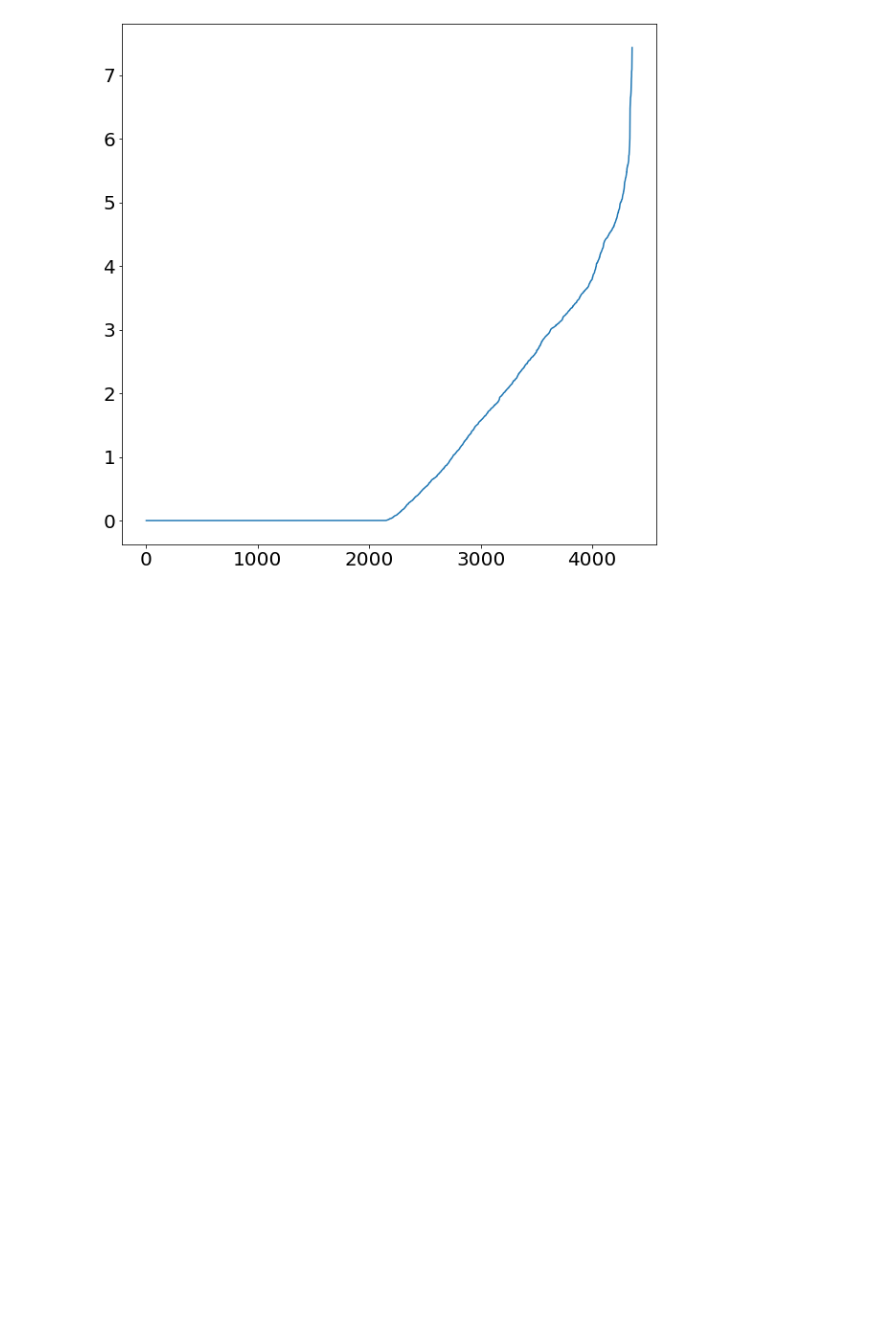
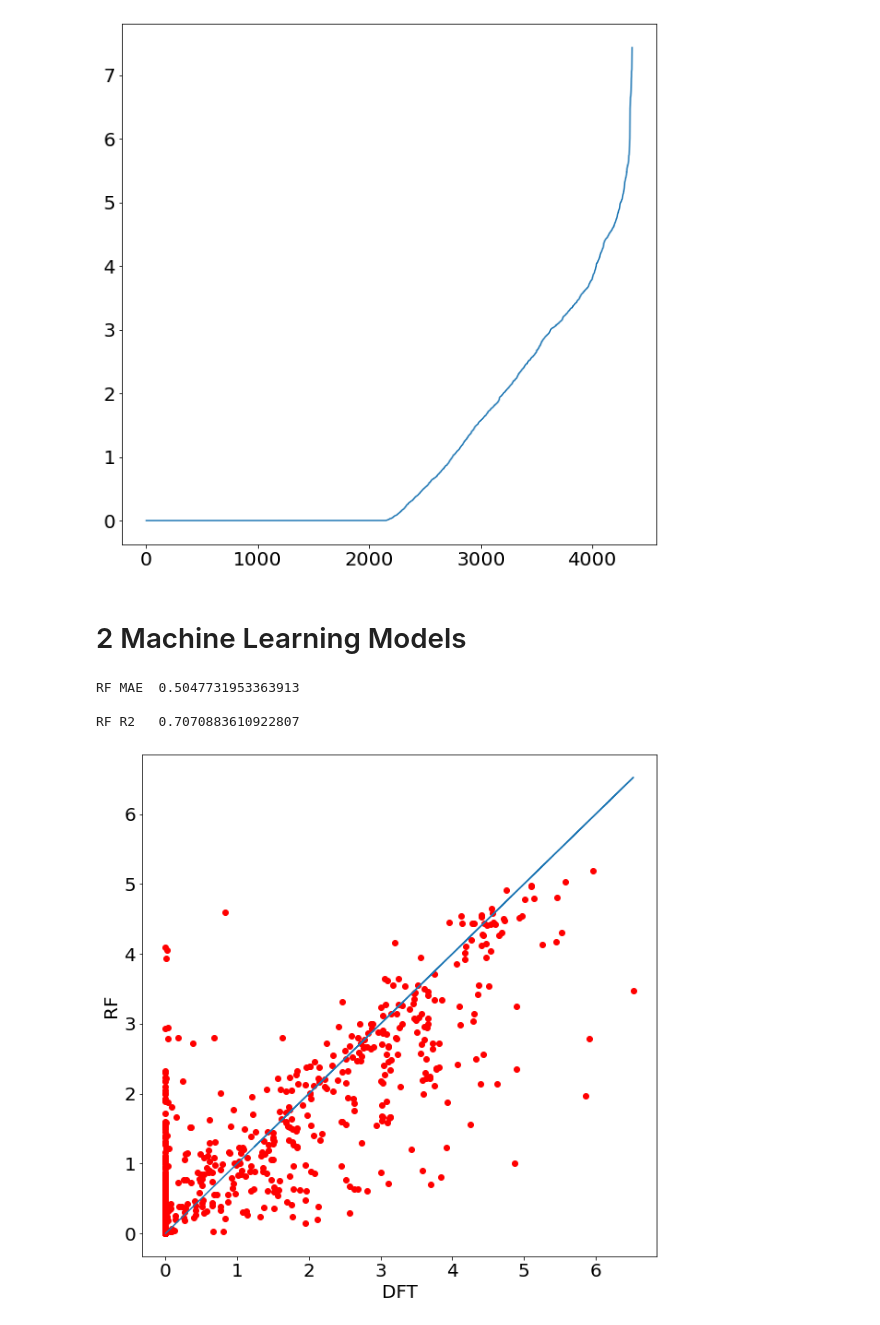
Before and after one commit to WENDYWEN20/InorganicChemistry, a Jupyter notebook: Cheminformatic.ipynb, the cells around one changed output. Cells and saved outputs as stored; diff of their text form; code cells hidden in the pictures; blank space fills up the shorter version.

```diff
--- a/Cheminformatic.ipynb
+++ b/Cheminformatic.ipynb
@@ -403,3 +403,13 @@ plt.plot(band_gaps_sorted)
 plt.savefig('ScatterPlot',bbox_inches='tight')
 # %% [output]
 [figure]
+# %%
+from sklearn.model_selection import train_test_split
+X_train,X_test,y_train,y_test=train_test_split(dataset_df,band_gaps,test_size=.2,random_state=1)
+
+from sklearn.preprocessing import StandardScaler
+scaler=StandardScaler().fit(X_train)
+X_train_scaled=scaler.transform(X_train)
+X_test_scaled=scaler.transform(X_test)
+# %% [markdown]
+# 2 Machine Learning Models
@@ -405,0 +420,22 @@ plt.savefig('ScatterPlot',bbox_inches='tight')
+# %%
+regr=RandomForestRegressor(n_estimators=400,max_depth=400,random_state=0)
+regr.fit(X_train_scaled,y_train)
+y_predicted=regr.predict(X_test_scaled)
+
+print('RF MAE\t' +str(mean_absolute_error(y_test,y_predicted))+'\n')
+print('RF R2\t' +str(r2_score(y_test,y_predicted))+'\n')
+# %% [output]
+RF MAE  0.5047731953363913
+
+RF R2   0.7070883610922807
+# %%
+xPlot=y_test
+yPlot=y_predicted
+plt.figure(figsize=(10,10))
+plt.plot(xPlot,yPlot,'ro')
+plt.plot(xPlot,xPlot)
+plt.ylabel('RF')
+plt.xlabel('DFT')
+plt.savefig('RF_Correlation_Test', bbox_inches='tight')
+# %% [output]
+[figure, added]
```
Also changed, not shown: parts of 3 cells of this notebook.
